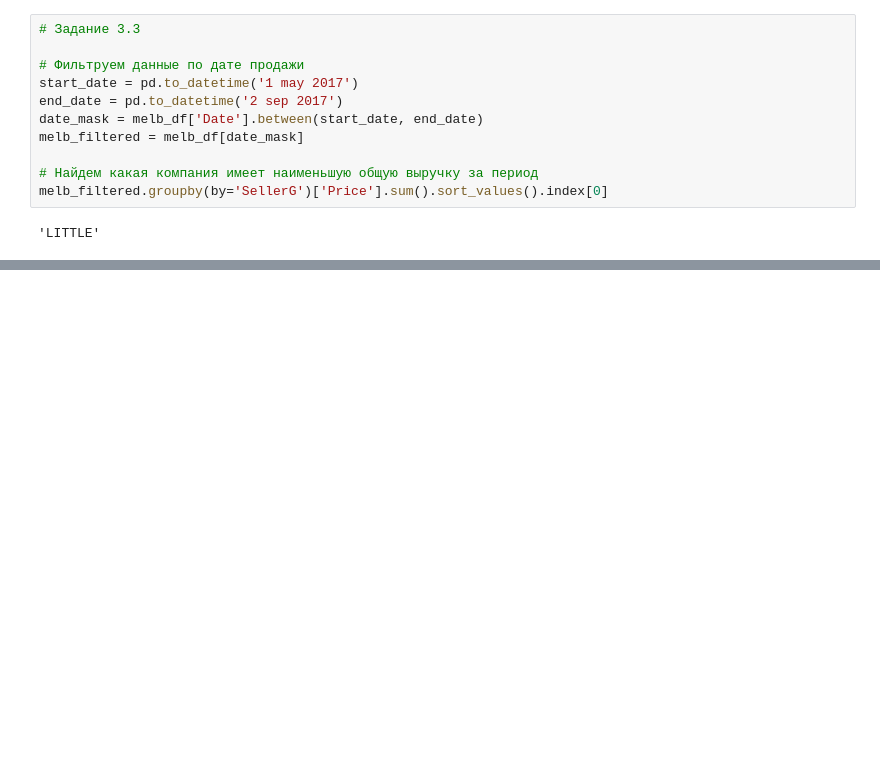
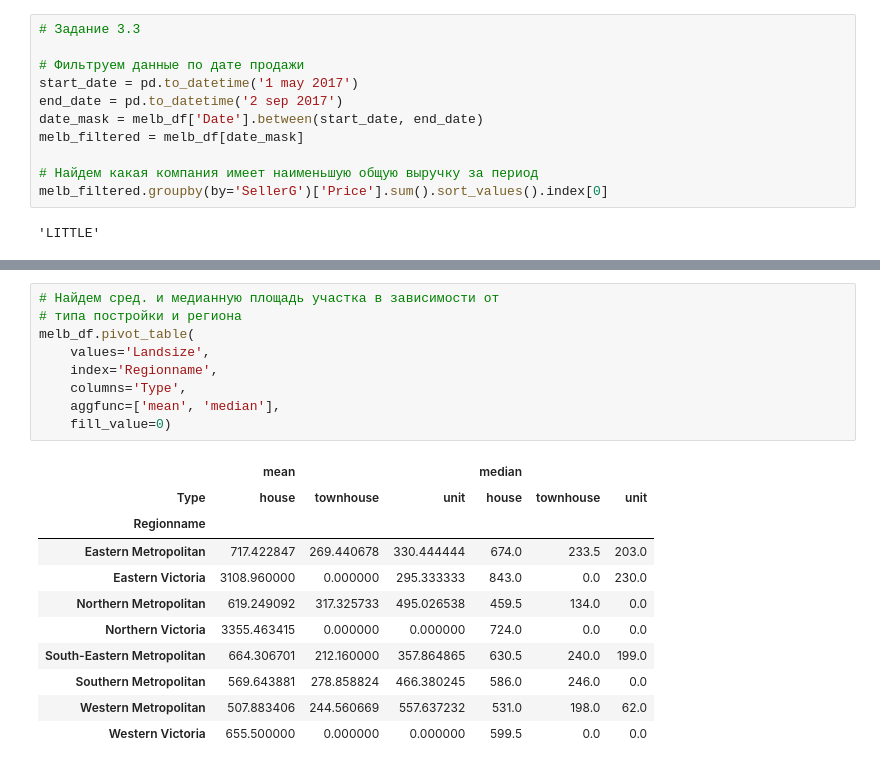
Before and after one commit to thetitorenko/sf_dspr_code, a Jupyter notebook: 01-block/05-python_12/05-python_12.ipynb, the cells around one changed output, grey strips where cells are left out. Cells and saved outputs as stored; diff of their text form; blank space fills up the shorter version.

```diff
--- a/01-block/05-python_12/05-python_12.ipynb
+++ b/01-block/05-python_12/05-python_12.ipynb
@@ -297,0 +392,21 @@ melb_filtered.groupby(by='SellerG')['Price'].sum().sort_values().index[0]
+# %%
+# Найдем сред. и медианную площадь участка в зависимости от
+# типа постройки и региона
+melb_df.pivot_table(
+    values='Landsize',
+    index='Regionname',
+    columns='Type',
+    aggfunc=['mean', 'median'],
+    fill_value=0)
+# %% [output]
+|  | mean |  |  | median |  |  |
+| Type | house | townhouse | unit | house | townhouse | unit |
+| Regionname |  |  |  |  |  |  |
+| Eastern Metropolitan | 717.422847 | 269.440678 | 330.444444 | 674.0 | 233.5 | 203.0 |
+| Eastern Victoria | 3108.960000 | 0.000000 | 295.333333 | 843.0 | 0.0 | 230.0 |
+| Northern Metropolitan | 619.249092 | 317.325733 | 495.026538 | 459.5 | 134.0 | 0.0 |
+| Northern Victoria | 3355.463415 | 0.000000 | 0.000000 | 724.0 | 0.0 | 0.0 |
+| South-Eastern Metropolitan | 664.306701 | 212.160000 | 357.864865 | 630.5 | 240.0 | 199.0 |
+| Southern Metropolitan | 569.643881 | 278.858824 | 466.380245 | 586.0 | 246.0 | 0.0 |
+| Western Metropolitan | 507.883406 | 244.560669 | 557.637232 | 531.0 | 198.0 | 62.0 |
+| Western Victoria | 655.500000 | 0.000000 | 0.000000 | 599.5 | 0.0 | 0.0 |
```
Also changed, not shown: parts of 14 cells of this notebook.
